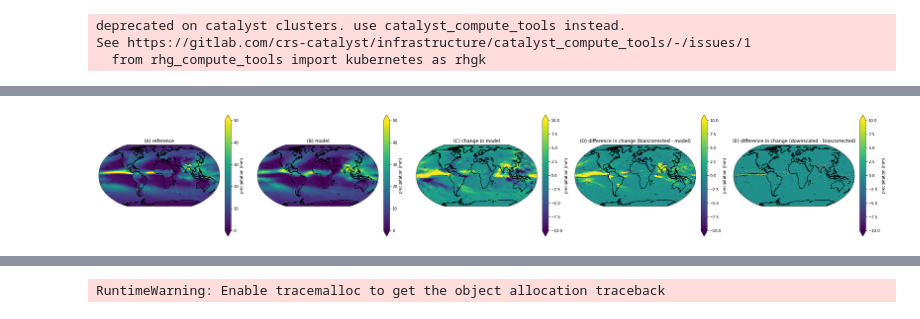
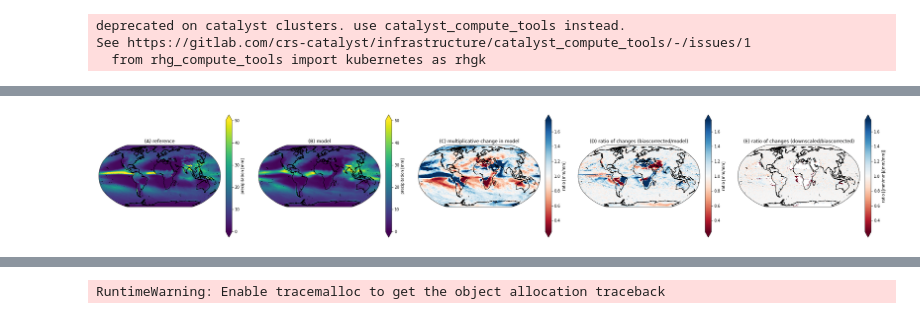
Before and after one commit to ClimateImpactLab/downscaleCMIP6, a Jupyter notebook: notebooks/paper_figures/precip_seasonal_quantile_trend.ipynb, the cells around one changed output, grey strips where cells are left out. Cells and saved outputs as stored; diff of their text form; code cells hidden in the pictures.

Commit message:
update fig with ratios

```diff
--- a/notebooks/paper_figures/precip_seasonal_quantile_trend.ipynb
+++ b/notebooks/paper_figures/precip_seasonal_quantile_trend.ipynb
@@ -170,7 +170,7 @@ def gcm_q_trend(model, fut_scenario, step_label, fut_period=range(2080, 2100+1),
 
     fut_q = fut.quantile(q=quantile, dim='time')
     hist_q = hist.quantile(q=quantile, dim='time')
-    trend = fut_q - hist_q
+    trend = fut_q/hist_q
 
     return trend
 # %%
@@ -201,7 +201,7 @@ def gcm_q_trend_biascorrected_pix(pix, model, fut_scenario, fut_period=range(208
 
     fut_q = fut.quantile(q=quantile, dim='time')
     hist_q = hist.quantile(q=quantile, dim='time')
-    trend = fut_q - hist_q
+    trend = fut_q/hist_q
 
     return trend
 # %%
@@ -273,7 +273,7 @@ diff_downscaled_regriddedraw = (downscaled_trend - raw_cleaned_trend_regridded)
 # %%
-diff_downscaled_biascorrected = (downscaled_trend - biascorrected_trend_regridded)
+ratio_downscaled_biascorrected = (downscaled_trend/biascorrected_trend_regridded)
 # %%
-diff_regriddedbiascorrected_regriddedraw = (biascorrected_trend_regridded - raw_cleaned_trend_regridded)
+ratio_regriddedbiascorrected_regriddedraw = (biascorrected_trend_regridded/raw_cleaned_trend_regridded)
 # %%
 # test on one pixel
 # test_ref_q = ref_q(pix={'lat':300, 'lon':300})
@@ -291,29 +291,30 @@ diff_raw_cleaned_historical_reference = raw_cleaned_historical_regridded - refer
 # %%
-plot_kwargs = dict(cmap='viridis', vmin=-10, vmax=10)
-diff_plot_kwargs = dict(cmap='viridis', vmin=-10, vmax=10)
+plot_kwargs = dict(cmap='RdBu', vmin=0.25, vmax=1.75)
+diff_plot_kwargs = dict(cmap='RdBu', vmin=0.25, vmax=1.75)
 abs_plot_kwargs = dict(cmap='viridis', vmin=0, vmax=50)
-all_pieces = [reference_quantile, raw_cleaned_historical_regridded, raw_cleaned_trend, diff_regriddedbiascorrected_regriddedraw, diff_downscaled_biascorrected]
-titles = ['(A) reference', '(B) model', '(C) change in model', '(D) difference in change (biascorrected - model)', '(E) difference in change (downscaled - biascorrected)']
+all_pieces = [reference_quantile, raw_cleaned_historical_regridded, raw_cleaned_trend, ratio_regriddedbiascorrected_regriddedraw, ratio_downscaled_biascorrected]
+titles = ['(A) reference', '(B) model', '(C) multiplicative change in model', '(D) ratio of changes (biascorrected/model)', '(E) ratio of changes (downscaled/biascorrected)']
+labels = ['precipitation [mm]', 'precipitation [mm]', 'ratio [mm/mm]', 'ratio [mm/mm]', 'ratio [[mm/mm]/[mm/mm]]']
 kwargs_list = [abs_plot_kwargs, abs_plot_kwargs, plot_kwargs, diff_plot_kwargs, diff_plot_kwargs]
 from copy import copy
 from mpl_toolkits.axes_grid1.axes_divider import make_axes_locatable
 all_pieces_copy = copy(all_pieces)
 fig, axes = plt.subplots(ncols=len(all_pieces_copy), nrows=1, figsize=(36, 10), subplot_kw={'projection': ccrs.Robinson()})
 coastline_feature = NaturalEarthFeature('physical', 'coastline', '50m',
                                        edgecolor='black', facecolor='none')
 for i,_ in enumerate(all_pieces_copy):
     v, k, kw, ax = all_pieces_copy[i], titles[i], kwargs_list[i], axes[i]
     v['lat'].attrs = dict()
     v['lon'].attrs = dict()
     ax.add_feature(coastline_feature)
-    im = all_pieces[i].plot(add_colorbar=True, ax=ax, transform=ccrs.PlateCarree(), cbar_kwargs=dict(fraction=0.046, pad=0.04,orientation='vertical', extend='both', label='precipitation (mm)'), **kwargs_list[i])
+    im = all_pieces[i].plot(add_colorbar=True, ax=ax, transform=ccrs.PlateCarree(), cbar_kwargs=dict(fraction=0.046, pad=0.04,orientation='vertical', extend='both', label=labels[i]), **kwargs_list[i])
     #divider = make_axes_locatable(ax)
     #cax = divider.append_axes('right', size='3%', pad=0.15)
     #fig.colorbar(im, cax=cax, orientation='vertical', extend='both', label='precipitation (mm)')
     ax.set_title(titles[i])
     ax.set_xlabel('')
     ax.set_ylabel('')
 #fig.suptitle(TITLE)
 plt.savefig(figure_3_output_file_path, facecolor='white', bbox_inches='tight')
 # %% [output]
-[figure, old version]
+[figure, new version]
```
Also changed, not shown: parts of 6 cells of this notebook.
